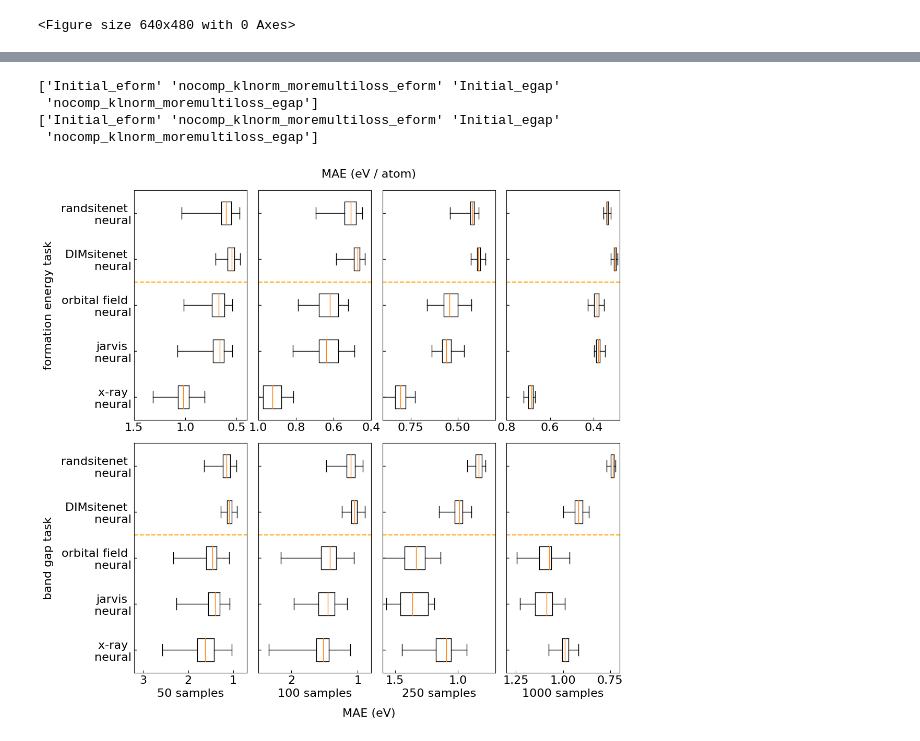
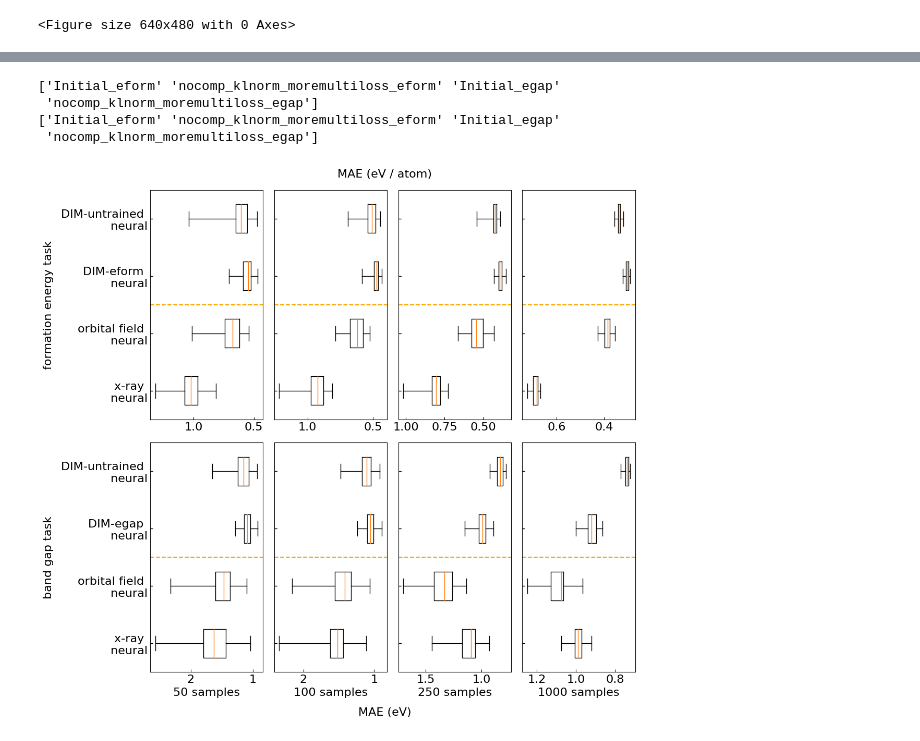
Before and after one commit to mm04926412/Site-Net, a Jupyter notebook: Downstream_MAEs_to_plots.ipynb, the cells around one changed output, grey strips where cells are left out. Cells and saved outputs as stored; diff of their text form; code cells hidden in the pictures.

```diff
--- a/Downstream_MAEs_to_plots.ipynb
+++ b/Downstream_MAEs_to_plots.ipynb
@@ -272,6 +290,7 @@ import matplotlib.pyplot as plt
 import matplotlib.colors as colors
 import matplotlib.ticker as ticker
 import matplotlib
+import numpy as np
 
 plt.rcParams["xtick.direction"] = "in"
 plt.rcParams["ytick.direction"] = "in"
@@ -292,7 +311,7 @@ fig.text(0.5, 0.90, "MAE (eV / atom)", ha='center')
 ax_i = 0
 ax[0][0].set_ylabel("formation energy task",labelpad=10)
 
-for limit,name,xlim in zip([50,100,250,1000],["eformorbital_replearn_10.png","eformorbital_replearn_50.png","eformorbital_replearn_100.png","eformorbital_replearn_250.png","eformorbital_replearn_1000.png","eformorbital_replearn_10000.png"],[[1.5,0.4],[1,0.4],[0.9,0.3],[0.8,0.28]]):
+for limit,name,xlim in zip([50,100,250,1000],["eformorbital_replearn_10.png","eformorbital_replearn_50.png","eformorbital_replearn_100.png","eformorbital_replearn_250.png","eformorbital_replearn_1000.png","eformorbital_replearn_10000.png"],[[1.45,0.4],[1.3,0.4],[1.1,0.3],[0.8,0.28]]):
 
     vectors1 = RepMAE[(RepMAE["limit"] == limit) & (RepMAE["model"] == "Initial_eform")]
     vectors2 = RepMAE[(RepMAE["limit"] == limit) & (RepMAE["model"] == "nocomp_klnorm_moremultiloss_eform")]
@@ -300,12 +319,16 @@ for limit,name,xlim in zip([50,100,250,1000],["eformorbital_replearn_10.png","ef
     vectors4 = eformjarvisMAE[(eformjarvisMAE["limit"] == limit) & (eformjarvisMAE["model"] == "eform_jarvis")]
     vectors5 = eformxrayMAE[(eformxrayMAE["limit"] == limit) & (eformxrayMAE["model"] == "eform_xray")]
 
+    xmin = np.min(np.array([vectors1["nn_MAE"],vectors2["nn_MAE"],vectors3["nn_MAE"],vectors5["nn_MAE"]]))
+    xmax = np.max(np.array([vectors1["nn_MAE"],vectors2["nn_MAE"],vectors3["nn_MAE"],vectors5["nn_MAE"]]))
+    xbuffer = (xmax-xmin)*0.05
+
     if ax_i == 0:
-        ax[0][ax_i].boxplot([vectors1["nn_MAE"],vectors2["nn_MAE"],vectors3["nn_MAE"],vectors4["nn_MAE"],vectors5["nn_MAE"]],labels=["randsitenet \n neural","DIMsitenet \n neural","orbital field \n neural","jarvis \n neural","x-ray \n neural"],widths=0.5,vert=False,whis=100000000)
+        ax[0][ax_i].boxplot([vectors1["nn_MAE"],vectors2["nn_MAE"],vectors3["nn_MAE"],vectors5["nn_MAE"]],labels=["DIM-untrained \n neural","DIM-eform \n neural","orbital field \n neural","x-ray \n neural"],widths=0.5,vert=False,whis=100000000)
     else:
-        ax[0][ax_i].boxplot([vectors1["nn_MAE"],vectors2["nn_MAE"],vectors3["nn_MAE"],vectors4["nn_MAE"],vectors5["nn_MAE"]],labels=["","","","",""],widths=0.5,vert=False,whis=100000000)
-    ax[0][ax_i].set_ylim(5.5,0.5)
-    ax[0][ax_i].set_xlim(xlim[0],xlim[1])
+        ax[0][ax_i].boxplot([vectors1["nn_MAE"],vectors2["nn_MAE"],vectors3["nn_MAE"],vectors5["nn_MAE"]],labels=["","","",""],widths=0.5,vert=False,whis=100000000)
+    ax[0][ax_i].set_ylim(4.5,0.5)
+    ax[0][ax_i].set_xlim(xmax+xbuffer,xmin-xbuffer)
 
     ax_i += 1
 
@@ -317,36 +340,40 @@ egaporbitalMAE = pd.read_csv("featurizer_pickles/egaporbital_Downstream_Featuriz
 egapjarvisMAE = pd.read_csv("featurizer_pickles copy/egapjarvis_Downstream_Featurized.csv")
 egapxrayMAE =  pd.read_csv("featurizer_pickles/egapxray_Downstream_Featurized.csv")
 print(RepMAE["model"].unique())
 
 fig.text(0.5, 0.04, "MAE (eV)", ha='center')
 
 ax_i = 0
 ax[1][0].set_ylabel("band gap task",labelpad=10)
-for limit,name,xlim  in zip([50,100,250,1000],["egaporbital_replearn_10.png","egaporbital_replearn_50.png","egaporbital_replearn_100.png","egaporbital_replearn_250.png","egaporbital_replearn_1000.png","egaporbital_replearn_10000.png"],[[3.2,0.7],[2.5,0.8],[1.6,0.7],[1.3,0.7]]):
+for limit,name,xlim  in zip([50,100,250,1000],["egaporbital_replearn_10.png","egaporbital_replearn_50.png","egaporbital_replearn_100.png","egaporbital_replearn_250.png","egaporbital_replearn_1000.png","egaporbital_replearn_10000.png"],[[2.8,0.7],[2.5,0.8],[1.8,0.7],[1.3,0.7]]):
 
     vectors1 = RepMAE[(RepMAE["limit"] == limit) & (RepMAE["model"] == "Initial_egap")]
     vectors2 = RepMAE[(RepMAE["limit"] == limit) & (RepMAE["model"] == "nocomp_klnorm_moremultiloss_egap")]
     vectors3 = egaporbitalMAE[(eformorbitalMAE["limit"] == limit) & (egaporbitalMAE["model"] == "egap_orbital")]
     vectors4 = egapjarvisMAE[(eformjarvisMAE["limit"] == limit) & (egapjarvisMAE["model"] == "egap_jarvis")]
     vectors5 = egapxrayMAE[(eformxrayMAE["limit"] == limit) & (egapxrayMAE["model"] == "egap_xray")]
 
+    xmin = np.min(np.array([vectors1["nn_MAE"],vectors2["nn_MAE"],vectors3["nn_MAE"],vectors5["nn_MAE"]]))
+    xmax = np.max(np.array([vectors1["nn_MAE"],vectors2["nn_MAE"],vectors3["nn_MAE"],vectors5["nn_MAE"]]))
+    xbuffer = (xmax-xmin)*0.05
+
     if ax_i == 0:
-        ax[1][ax_i].boxplot([vectors1["nn_MAE"],vectors2["nn_MAE"],vectors3["nn_MAE"],vectors4["nn_MAE"],vectors5["nn_MAE"]],labels=["randsitenet \n neural","DIMsitenet \n neural","orbital field \n neural","jarvis \n neural","x-ray \n neural"],widths=0.5,vert=False,whis=100000000)
+        ax[1][ax_i].boxplot([vectors1["nn_MAE"],vectors2["nn_MAE"],vectors3["nn_MAE"],vectors5["nn_MAE"]],labels=["DIM-untrained \n neural","DIM-egap \n neural","orbital field \n neural","x-ray \n neural"],widths=0.5,vert=False,whis=100000000)
     else:
-        ax[1][ax_i].boxplot([vectors1["nn_MAE"],vectors2["nn_MAE"],vectors3["nn_MAE"],vectors4["nn_MAE"],vectors5["nn_MAE"]],labels=["","","","",""],widths=0.5,vert=False,whis=100000000)
+        ax[1][ax_i].boxplot([vectors1["nn_MAE"],vectors2["nn_MAE"],vectors3["nn_MAE"],vectors5["nn_MAE"]],labels=["","","",""],widths=0.5,vert=False,whis=100000000)
     [ax[0][ax_i].axhline(y, color = 'orange', linestyle='--') for y in [2.5]]
     [ax[1][ax_i].axhline(y, color = 'orange', linestyle='--') for y in [2.5]]
-    ax[1][ax_i].set_ylim(5.5,0.5)
-    ax[1][ax_i].set_xlim(xlim[0],xlim[1])
+    ax[1][ax_i].set_ylim(4.5,0.5)
+    ax[1][ax_i].set_xlim(xmax+xbuffer,xmin-xbuffer)
     ax[1][ax_i].set_xlabel(str(limit) + " samples")
 
     ax_i += 1
 
     fig.savefig("figure_representation_matminer.png",bbox_inches="tight")
     fig.show()
 # %% [output]
 ['Initial_eform' 'nocomp_klnorm_moremultiloss_eform' 'Initial_egap'
  'nocomp_klnorm_moremultiloss_egap']
 ['Initial_eform' 'nocomp_klnorm_moremultiloss_eform' 'Initial_egap'
  'nocomp_klnorm_moremultiloss_egap']
-[figure, old version]
+[figure, new version]
```
Also changed, not shown: parts of 2 cells of this notebook, 7 other files.
